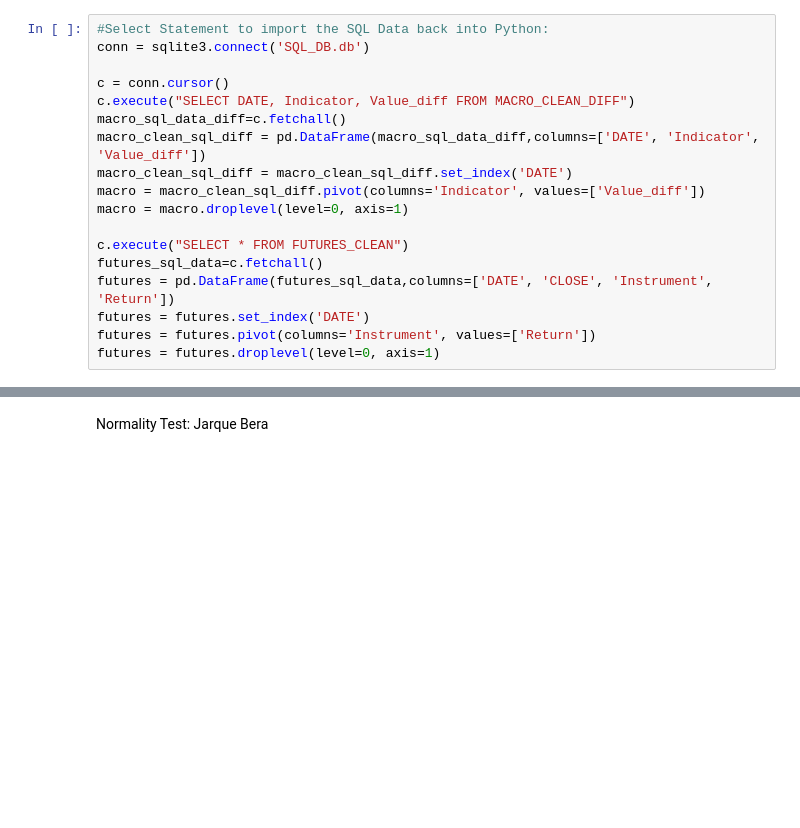
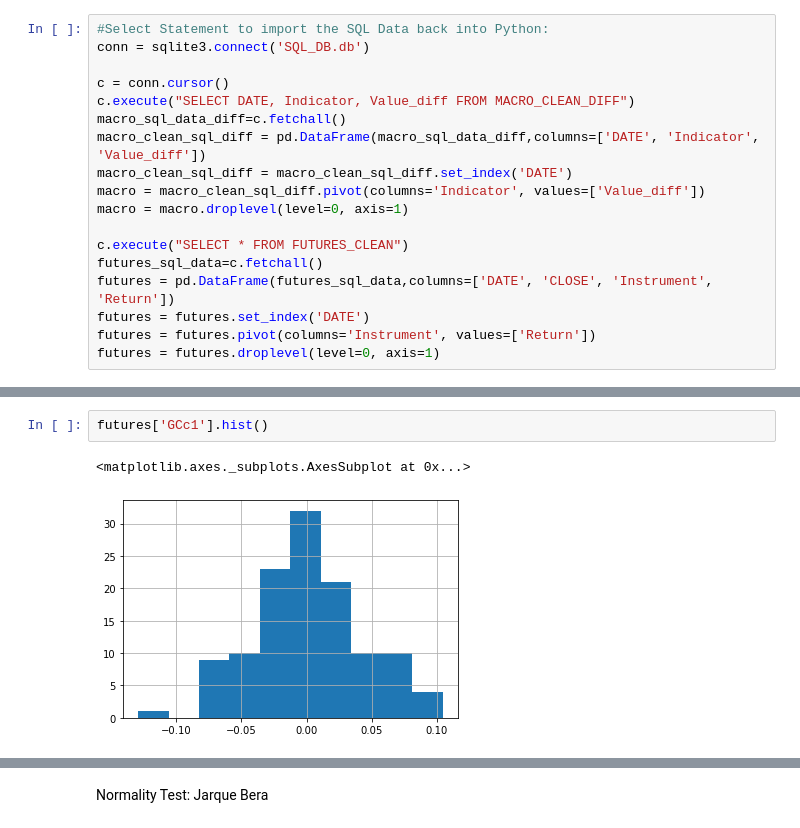
Before and after one commit to Liomat97/AQM, a Jupyter notebook: 3 Analysis.ipynb, the cells around one changed output, grey strips where cells are left out. Drawn from its saved outputs; the diff is of its cells as text; blank space fills up the shorter version.

```diff
--- a/3 Analysis.ipynb
+++ b/3 Analysis.ipynb
@@ -79,3 +79,8 @@ futures.head(5)
 | 2012-03-31 | -0.038560 | -0.019224 | -0.024031 | -0.058057 | 0.035080 | -0.207404 | -0.147004 | -0.078729 | -0.031720 | -0.063076 | -0.005283 |
 | 2012-04-30 | 0.017798 | 0.024920 | -0.003541 | -0.014214 | -0.060838 | 0.072124 | -0.155215 | 0.042856 | -0.044050 | -0.047622 | -0.019871 |
 | 2012-05-31 | -0.192230 | -0.173200 | -0.062513 | -0.013992 | -0.069586 | 0.058228 | -0.228750 | -0.107767 | -0.101703 | -0.109752 | -0.006194 |
+# %%
+futures['GCc1'].hist()
+# %% [output]
+<matplotlib.axes._subplots.AxesSubplot at 0x...>
+[figure, added]
```
Also changed, not shown: parts of 8 cells of this notebook.
